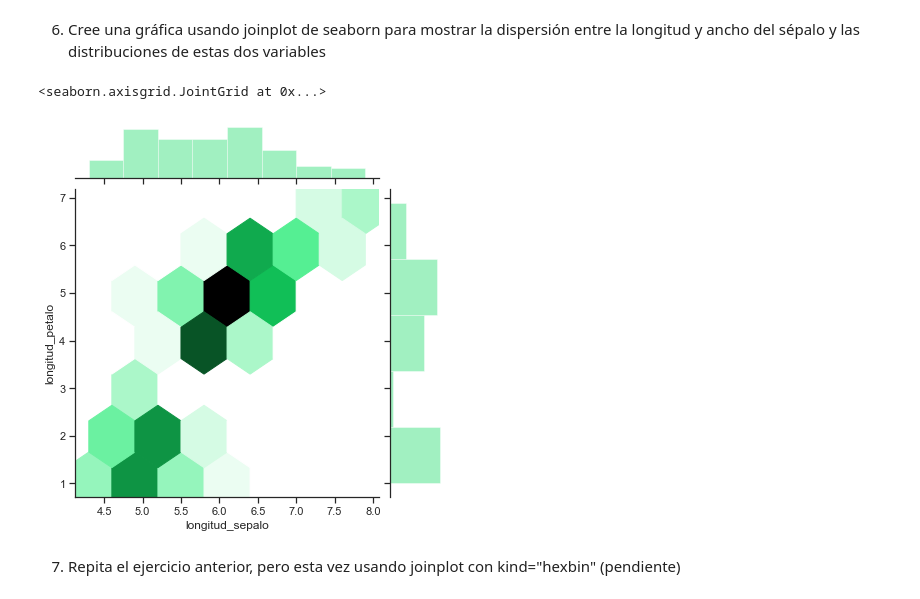
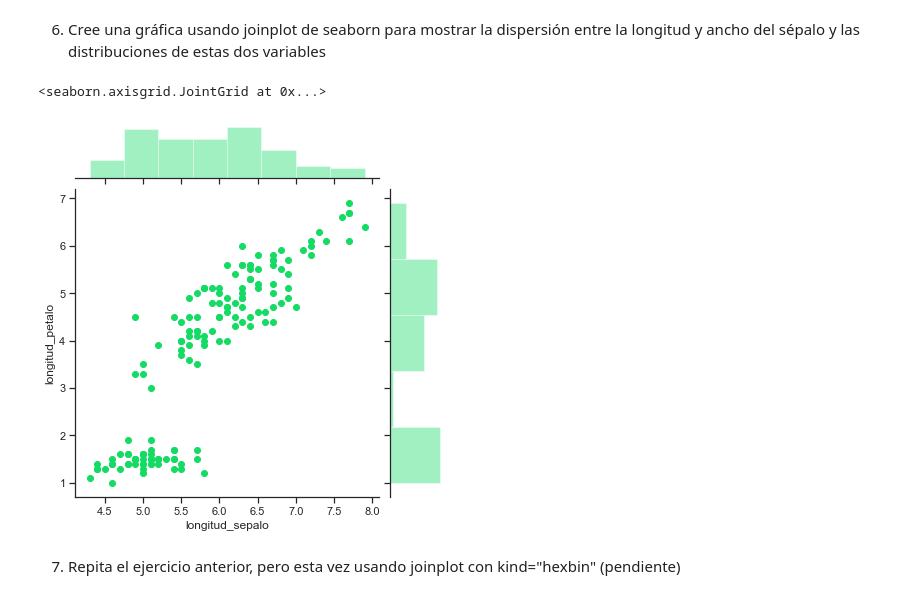
Before and after one commit to IanRamRev/Reconocimiento-de-Patrones, a Jupyter notebook: ActividadIris/EjerciciosIris.ipynb, the cells around one changed output. Drawn from its saved outputs; the diff is of its cells as text; code cells hidden in the pictures.

```diff
--- a/ActividadIris/EjerciciosIris.ipynb
+++ b/ActividadIris/EjerciciosIris.ipynb
@@ -215,10 +215,10 @@ sns.pairplot(irisName, hue="clase", palette="husl")
 6. Cree una gráfica usando joinplot de seaborn para mostrar la dispersión entre la longitud y ancho del sépalo y las distribuciones de estas dos variables
 # %%
 sns.set(style="ticks")
-sns.jointplot(irisName["longitud_sepalo"], irisName["longitud_petalo"], kind="hex", color="#14db64")
+sns.jointplot(irisName["longitud_sepalo"], irisName["longitud_petalo"], color="#14db64")
 # %% [output]
 <seaborn.axisgrid.JointGrid at 0x...>
-[figure, old version]
+[figure, new version]
 # %% [markdown]
 7. Repita el ejercicio anterior, pero esta vez usando joinplot con kind="hexbin" (pendiente)
 # %%
```
Also changed, not shown: parts of 5 cells of this notebook.
